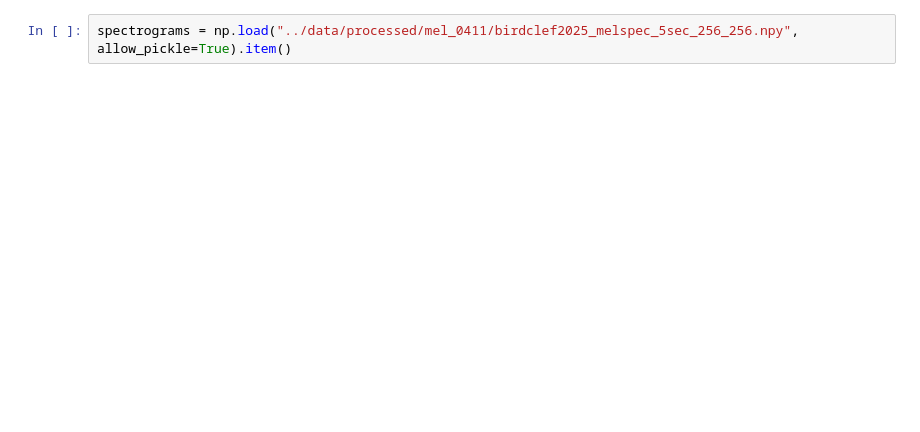
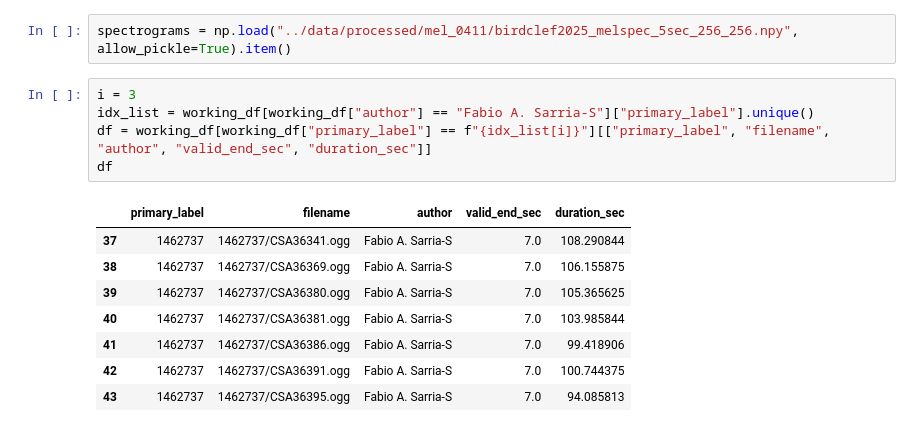
Before and after one commit to junya737/birdclef-2025, a Jupyter notebook: scripts/generate_melspec_rare_crop_augment.ipynb, the cells around one changed output. Saved outputs shown, nothing was run; the diff lists cells and outputs as text; blank space fills up the shorter version.

```diff
--- a/scripts/generate_melspec_rare_crop_augment.ipynb
+++ b/scripts/generate_melspec_rare_crop_augment.ipynb
@@ -522,2 +487,16 @@ print(f"📊 Total rows: {len(working_df_augmented)}")
 # %%
 spectrograms = np.load("../data/processed/mel_0411/birdclef2025_melspec_5sec_256_256.npy", allow_pickle=True).item()
+# %%
+i = 3
+idx_list = working_df[working_df["author"] == "Fabio A. Sarria-S"]["primary_label"].unique()
+df = working_df[working_df["primary_label"] == f"{idx_list[i]}"][["primary_label", "filename", "author", "valid_end_sec", "duration_sec"]]
+df
+# %% [output]
+|  | primary_label | filename | author | valid_end_sec | duration_sec |
+| 37 | 1462737 | 1462737/CSA36341.ogg | Fabio A. Sarria-S | 7.0 | 108.290844 |
+| 38 | 1462737 | 1462737/CSA36369.ogg | Fabio A. Sarria-S | 7.0 | 106.155875 |
+| 39 | 1462737 | 1462737/CSA36380.ogg | Fabio A. Sarria-S | 7.0 | 105.365625 |
+| 40 | 1462737 | 1462737/CSA36381.ogg | Fabio A. Sarria-S | 7.0 | 103.985844 |
+| 41 | 1462737 | 1462737/CSA36386.ogg | Fabio A. Sarria-S | 7.0 | 99.418906 |
+| 42 | 1462737 | 1462737/CSA36391.ogg | Fabio A. Sarria-S | 7.0 | 100.744375 |
+| 43 | 1462737 | 1462737/CSA36395.ogg | Fabio A. Sarria-S | 7.0 | 94.085813 |
```
Also changed, not shown: parts of 22 cells of this notebook.
